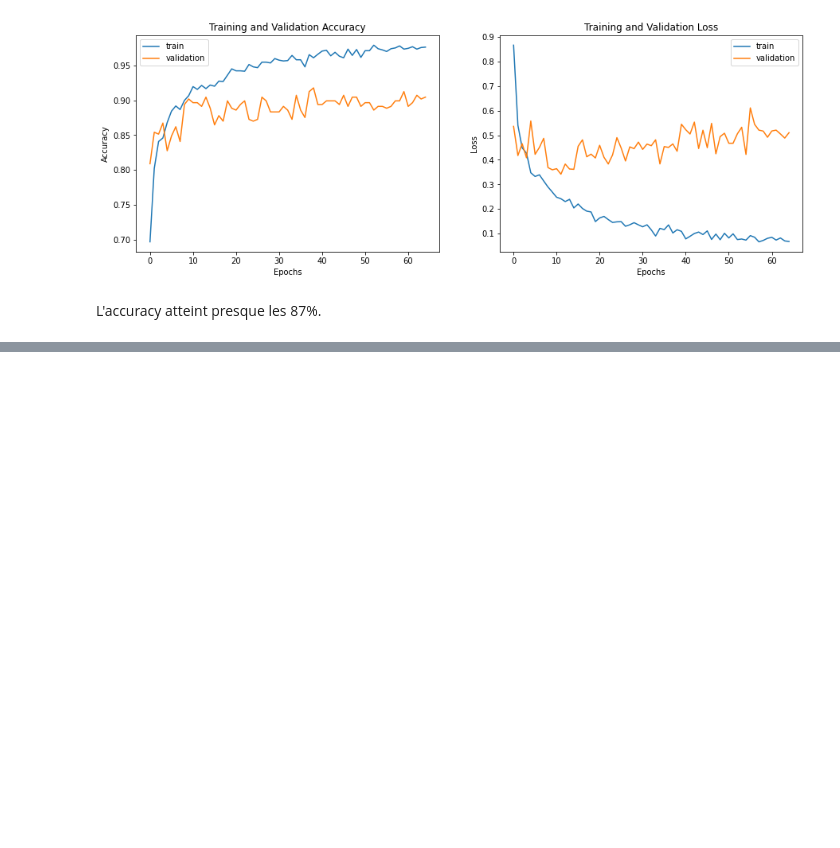
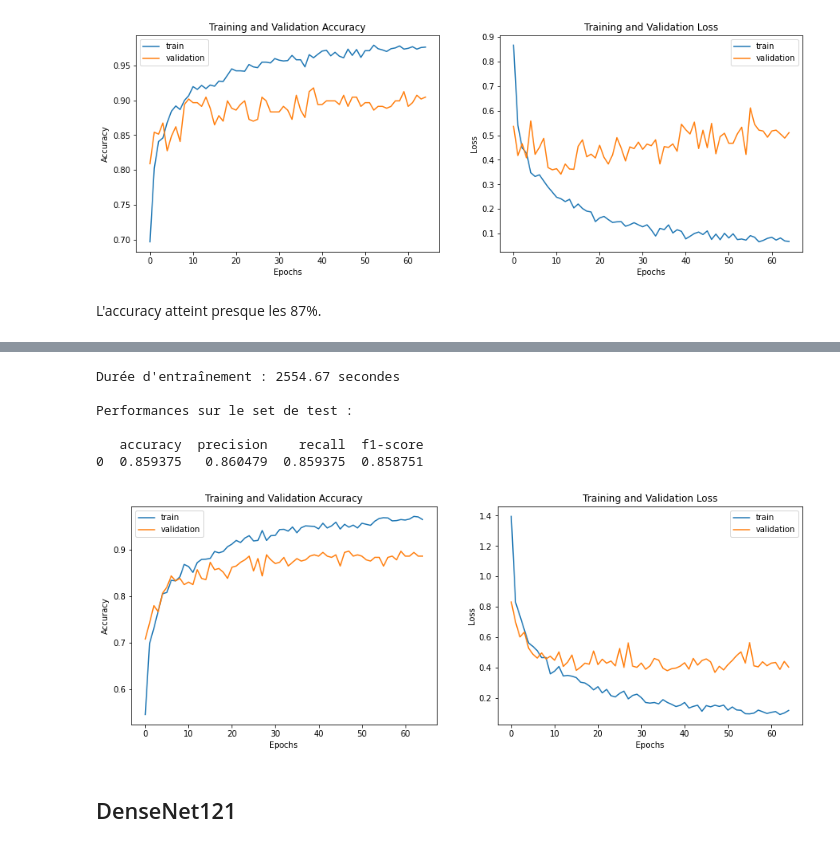
Before and after one commit to Morgane-SJK/Garbage-Classification, a Jupyter notebook: transfer_learning.ipynb, the cells around one changed output, grey strips where cells are left out. Cells and saved outputs as stored; diff of their text form; code cells hidden in the pictures; blank space fills up the shorter version.

```diff
--- a/transfer_learning.ipynb
+++ b/transfer_learning.ipynb
@@ -497,0 +612,7 @@ Mounted at /content/drive
+# %%
+modelName = "MobileNet"
+
+input_shape, train_generator, test_generator, validation_generator =  makeGenerators(modelName, inputFolder, batch_size)
+model = MobileNet(include_top = False, weights = 'imagenet', input_shape = input_shape)
+model_mobilenet = Architecture(model, nClasses)
+model_mobilenet.compile(loss='categorical_crossentropy', optimizer=keras.optimizers.RMSprop(learning_rate=2e-5), metrics=['accuracy'])
@@ -497,0 +626,5 @@ Mounted at /content/drive
+# %%
+startTime=time.time()
+history = model_mobilenet.fit(train_generator, epochs = epochs_nb, validation_data  = validation_generator)
+executionTime = (time.time() - startTime)
+model_mobilenet.save(f'./Modeles/{modelName}.h5')
@@ -497,0 +649,15 @@ Mounted at /content/drive
+# %%
+study_model(model_mobilenet, labels, test_generator, executionTime)
+# %% [output]
+Durée d'entraînement : 2554.67 secondes
+
+Performances sur le set de test :
+
+   accuracy  precision    recall  f1-score
+0  0.859375   0.860479  0.859375  0.858751
+# %%
+plot_accuracy_loss(history)
+# %% [output]
+[figure, added]
+# %% [markdown]
+## DenseNet121
```
Also changed, not shown: parts of 75 cells of this notebook.
